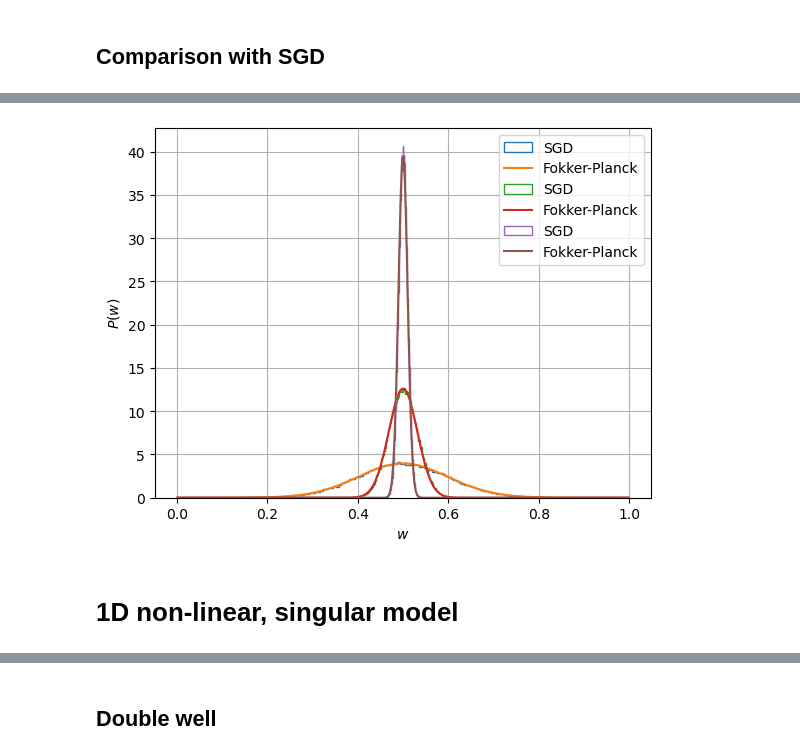
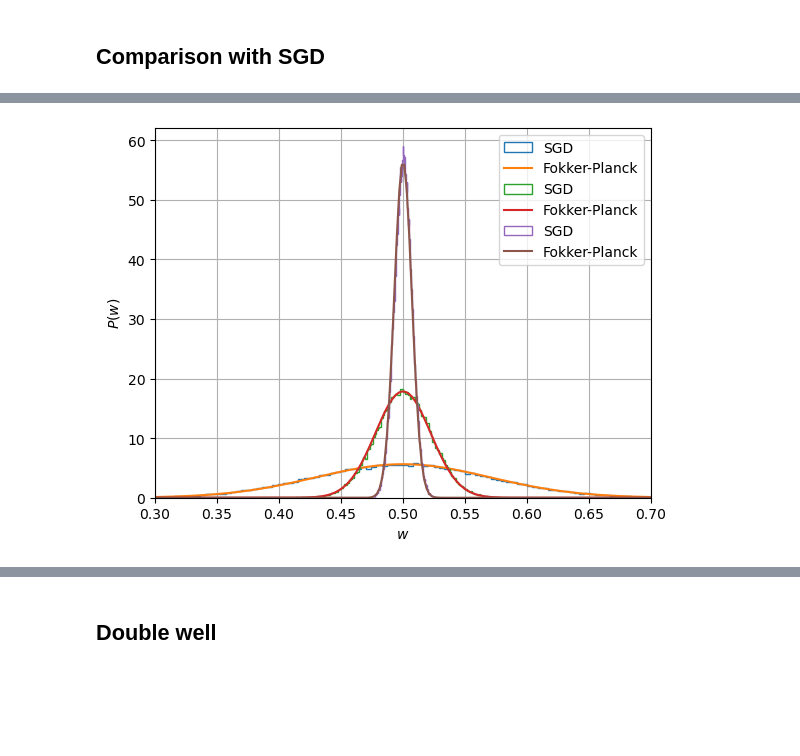
Before and after one commit to gcorlouer/sgd_on_singularities, a Jupyter notebook: experiments/FK_finite_volume.ipynb, the cells around one changed output, grey strips where cells are left out. Cells and saved outputs as stored; diff of their text form; code cells hidden in the pictures; blank space fills up the shorter version.

```diff
--- a/experiments/FK_finite_volume.ipynb
+++ b/experiments/FK_finite_volume.ipynb
@@ -236,14 +254,15 @@ def q(w):
 def grad_q(w):
     return 1.
 
-def get_data(lr, nsamp, batchsize):
+def get_data(lr, batchsize):
     w_init = .1
     seed = 42
-    S = SGD(lr, q, grad_q, w_init, nsamp, batchsize, seed)
+    std_e = 1.
+    S = SGD(std_e, lr, q, grad_q, w_init, batchsize, seed)
     S.evolve(10**6)
     return S.w
 # %%
-ws = [get_data(lr = 0.01, nsamp=10**6, batchsize = b) for b in [1, 10, 100]]
+ws = [get_data(lr = 0.01, batchsize = b) for b in [1, 10, 100]]
 # %%
 ws = np.array(ws)
 # %%
@@ -259,22 +278,40 @@ plt.show()
-# %%
-Pdata = []
-for b in [1, 10, 100]:
-    Ps = get_FP_data_lin(l=0.02, b=b)
-    Pdata.append(Ps[-1])
+# %%
+w, w0 = sym.symbols('w w0')
+q = w-w0
+
+nw = 500
+lr = 0.01
+v = 1.
+stde = 1.
+ve = stde**2.
+w0 = 0.5
+b = 100
+L = 1
+dt = 1.
+steps = 1000
+
+# uniform density in the simulation interval
+w_left, w_right = 0, L
+# zero flux boundary conditions
+zero_prob_left, zero_prob_right = False, False
+
+Pdata = []
+for b in [1, 10, 100]:
+    x, Ps = get_FP_data_init(q, nw, lr, v, ve, w0, b, L, dt, steps, w_left, w_right, zero_prob_left, zero_prob_right)
+    Pdata.append(Ps[-1])
 # %%
 ti = 10**3
 tc = 10
 for w, P in zip(ws, Pdata):
     data = w[ti::tc]
     plt.hist(data, bins='auto', histtype='step', label='SGD', density=True)
 
-    plt.plot(mesh.x, P, label='Fokker-Planck')
+    plt.plot(x, P, label='Fokker-Planck')
 plt.xlabel(r"$w$")
 plt.ylabel(r"$P(w)$")
 plt.legend()
+plt.xlim(0.3, 0.7)
 plt.grid()
 plt.savefig("dynamics_linear_model.png", bbox_inches="tight", dpi=150)
 # %% [output]
-[figure, old version]
+[figure, new version]
-# %% [markdown]
-# 1D non-linear, singular model
```
Also changed, not shown: parts of 66 cells of this notebook.
